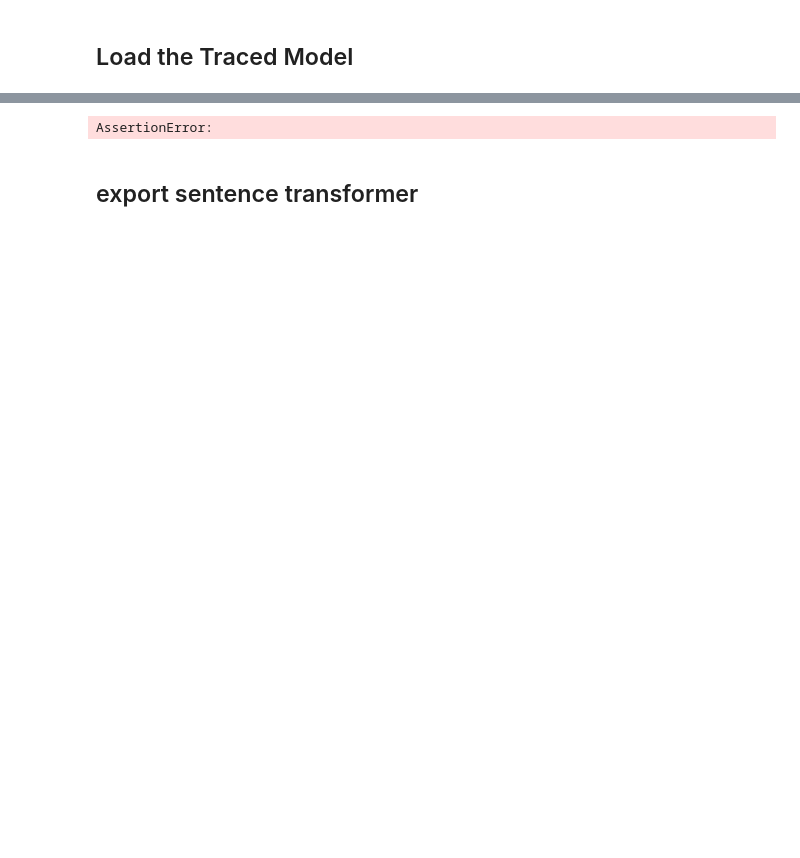
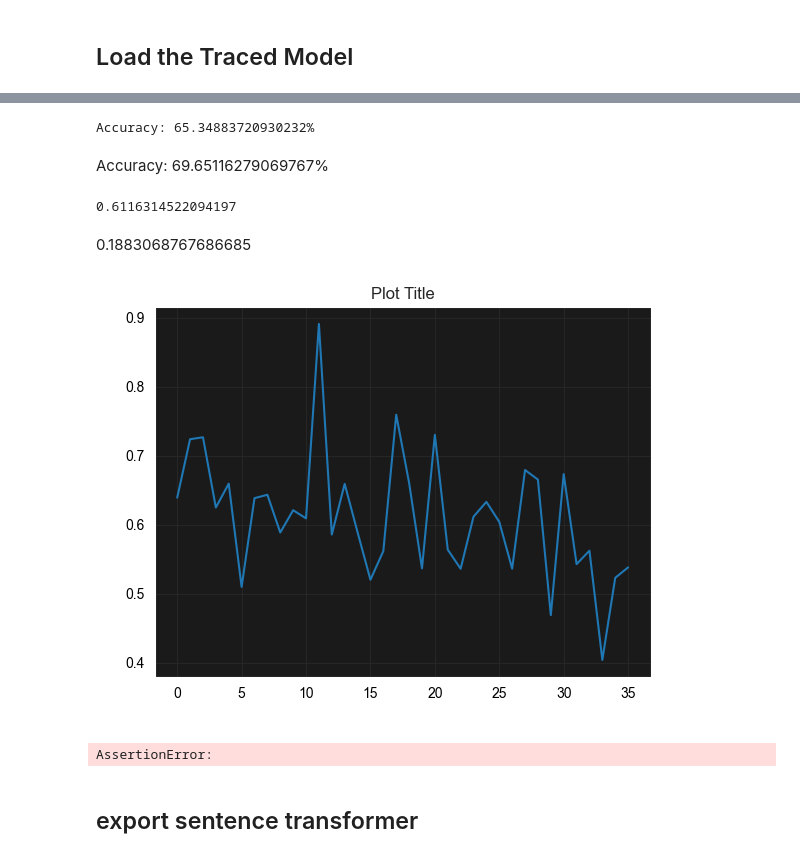
Before and after one commit to thibaud-perrin/commonlit-evaluate-student-summaries, a Jupyter notebook: Training_pipeline.ipynb, the cells around one changed output, grey strips where cells are left out. Cells and saved outputs as stored; diff of their text form; code cells hidden in the pictures; blank space fills up the shorter version.

```diff
--- a/Training_pipeline.ipynb
+++ b/Training_pipeline.ipynb
@@ -595,8 +589,8 @@ ex_batch = next(exemple_batches)
 embeddings_question = ex_batch['embeddings_question']
 embeddings_text = ex_batch['embeddings_text']
 embeddings_answer = ex_batch['text']
-normalized_content = ex_batch['normalized_content']
-normalized_wording = ex_batch['normalized_wording']
+content = ex_batch['content']
+wording = ex_batch['wording']
 normalized_lexical_density = ex_batch['normalized_lexical_density']
 normalized_spell_checker = ex_batch['normalized_spell_checker']
 normalized_tf_idf_question_score = ex_batch['normalized_tf_idf_question_score']
@@ -604,19 +598,14 @@ normalized_avg_word_length = ex_batch['normalized_avg_word_length']
 normalized_smog_index = ex_batch['normalized_smog_index']
 normalized_coleman_liau_index = ex_batch['normalized_coleman_liau_index']
 normalized_flesch_reading_ease = ex_batch['normalized_flesch_reading_ease']
-# example_input_tensor = torch.cat(
-#     (
-#         embeddings_question,
-#         embeddings_text,
-#         text,
-#         normalized_lexical_density,
-#         normalized_spell_checker,
-#         normalized_tf_idf_question_score,
-#         normalized_avg_word_length,
-#         normalized_smog_index,
-#         normalized_coleman_liau_index,
-#         normalized_flesch_reading_ease
-#     ), dim=1)
+
+# Create input
+input_data = torch.cat(
+    (
+        embeddings_text,
+        embeddings_question,
+        embeddings_answer
+    ), dim=1).to('cpu')
 
 features = (normalized_lexical_density.to('cpu'), \
             normalized_spell_checker.to('cpu'), \
@@ -709,0 +750,2 @@ tensor([[ 0.1378, -0.1520],
+# %%
+list_mcrmse, list_pred, list_targets = test_model()
@@ -710,3 +772,31 @@ tensor([[ 0.1378, -0.1520],
+# %%
+cal_accu(torch.tensor(list_pred), torch.tensor(list_targets))
+# %% [output]
+Accuracy: 65.34883720930232%
+# %% [markdown]
+Accuracy: 69.65116279069767%
+# %%
+import math
+sum(list_mcrmse) / len(list_mcrmse)
+# %% [output]
+0.6116314522094197
+# %% [markdown]
+0.1883068767686685
+# %%
+plt.ioff()  # Turn off interactive mode
+plt.plot(list_mcrmse)
+
+# Setting axes labels and title
+plt.xlabel('X-axis Label')
+plt.ylabel('Y-axis Label')
+plt.title('Plot Title')
+# Setting ticks explicitly
+plt.tick_params(axis='both', labelcolor='black', labelsize='medium')
+
+plt.draw()  # Explicitly redraw the figure
+plt.show()
+# %% [output]
+[figure, added]
 # %%
 assert 'a' == 'b'
 # %% [output]
```
Also changed, not shown: parts of 23 cells of this notebook, 12 other files.
